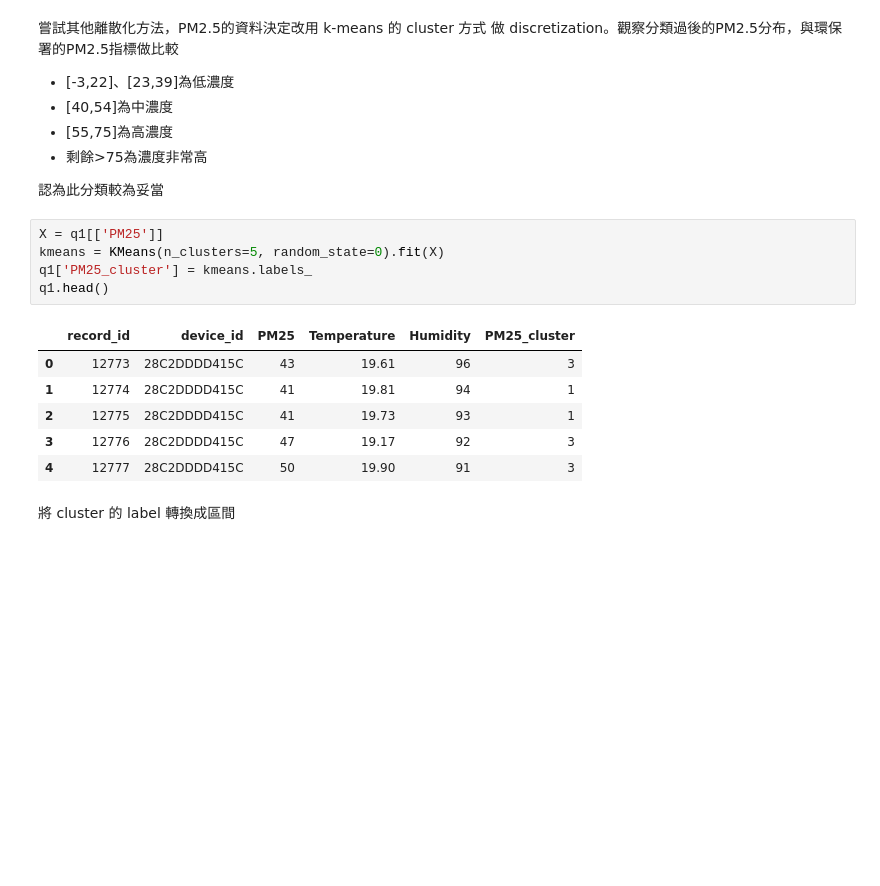
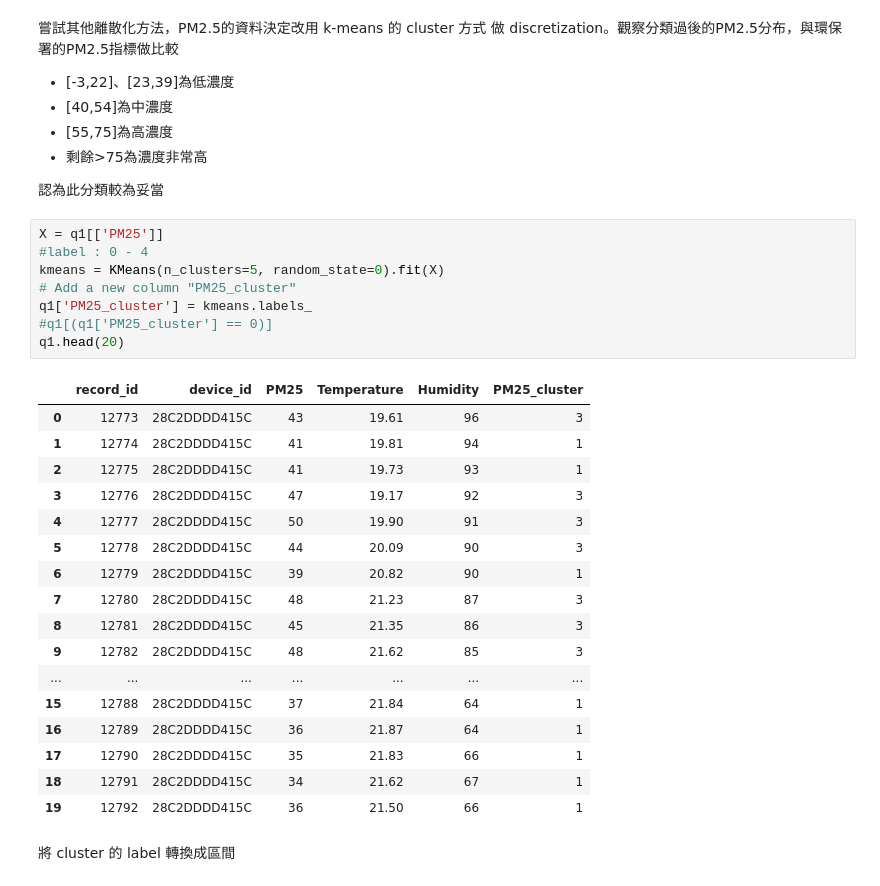
Before and after one commit to Coslate/DataMining_Lab2, a Jupyter notebook: DM106-2 Lab 2.ipynb, the cells around one changed output. Cells and saved outputs as stored; diff of their text form; blank space fills up the shorter version.

```diff
--- a/DM106-2 Lab 2.ipynb
+++ b/DM106-2 Lab 2.ipynb
@@ -339,16 +359,30 @@ plt.show()
 認為此分類較為妥當
 # %%
 X = q1[['PM25']]
+#label : 0 - 4
 kmeans = KMeans(n_clusters=5, random_state=0).fit(X)
+# Add a new column "PM25_cluster"
 q1['PM25_cluster'] = kmeans.labels_
-q1.head()
+#q1[(q1['PM25_cluster'] == 0)]
+q1.head(20)
 # %% [output]
 |  | record_id | device_id | PM25 | Temperature | Humidity | PM25_cluster |
 | 0 | 12773 | 28C2DDDD415C | 43 | 19.61 | 96 | 3 |
 | 1 | 12774 | 28C2DDDD415C | 41 | 19.81 | 94 | 1 |
 | 2 | 12775 | 28C2DDDD415C | 41 | 19.73 | 93 | 1 |
 | 3 | 12776 | 28C2DDDD415C | 47 | 19.17 | 92 | 3 |
 | 4 | 12777 | 28C2DDDD415C | 50 | 19.90 | 91 | 3 |
+| 5 | 12778 | 28C2DDDD415C | 44 | 20.09 | 90 | 3 |
+| 6 | 12779 | 28C2DDDD415C | 39 | 20.82 | 90 | 1 |
+| 7 | 12780 | 28C2DDDD415C | 48 | 21.23 | 87 | 3 |
+| 8 | 12781 | 28C2DDDD415C | 45 | 21.35 | 86 | 3 |
+| 9 | 12782 | 28C2DDDD415C | 48 | 21.62 | 85 | 3 |
+| ... | ... | ... | ... | ... | ... | ... |
+| 15 | 12788 | 28C2DDDD415C | 37 | 21.84 | 64 | 1 |
+| 16 | 12789 | 28C2DDDD415C | 36 | 21.87 | 64 | 1 |
+| 17 | 12790 | 28C2DDDD415C | 35 | 21.83 | 66 | 1 |
+| 18 | 12791 | 28C2DDDD415C | 34 | 21.62 | 67 | 1 |
+| 19 | 12792 | 28C2DDDD415C | 36 | 21.50 | 66 | 1 |
 # %% [markdown]
 將 cluster 的 label 轉換成區間
 # %%
```
Also changed, not shown: parts of 26 cells of this notebook, 1 other file.
